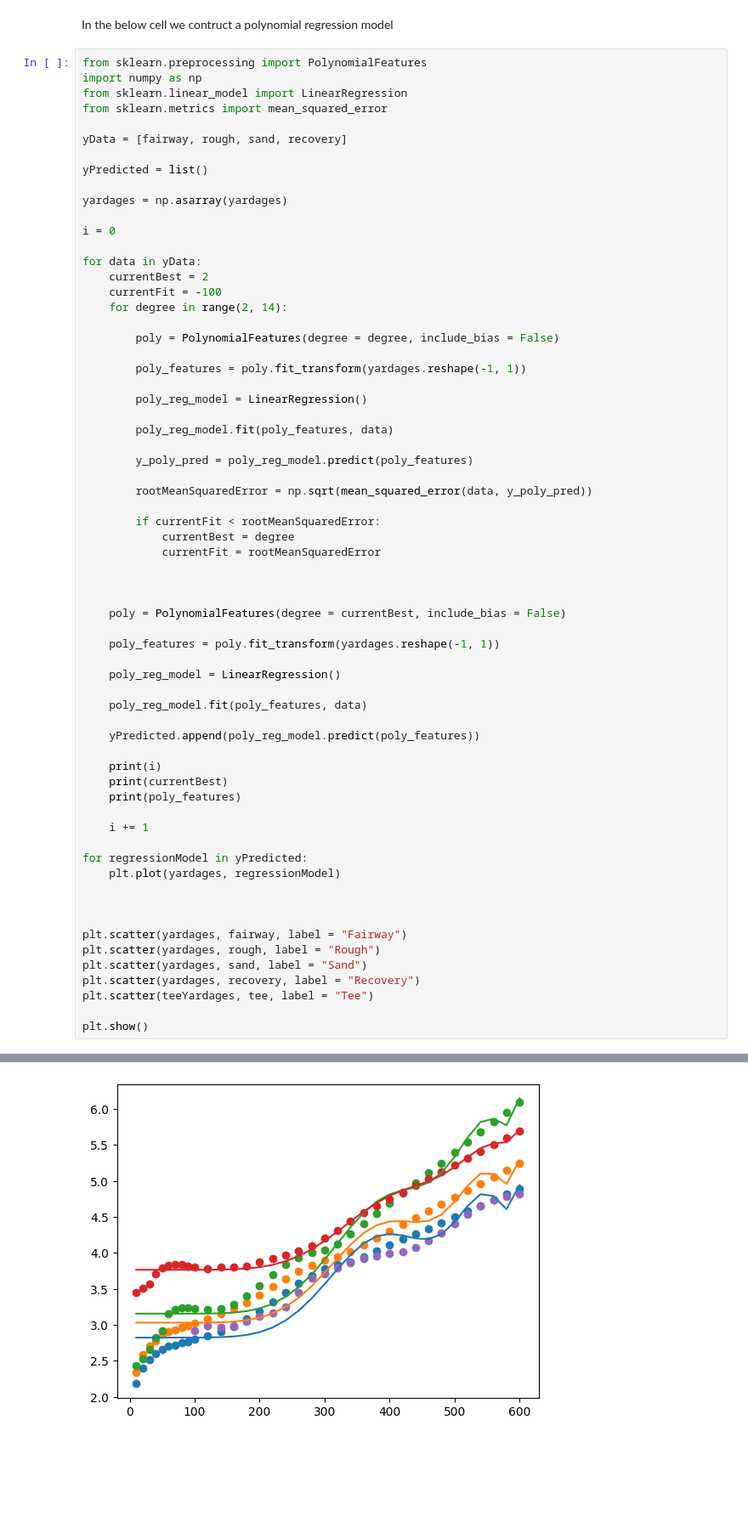
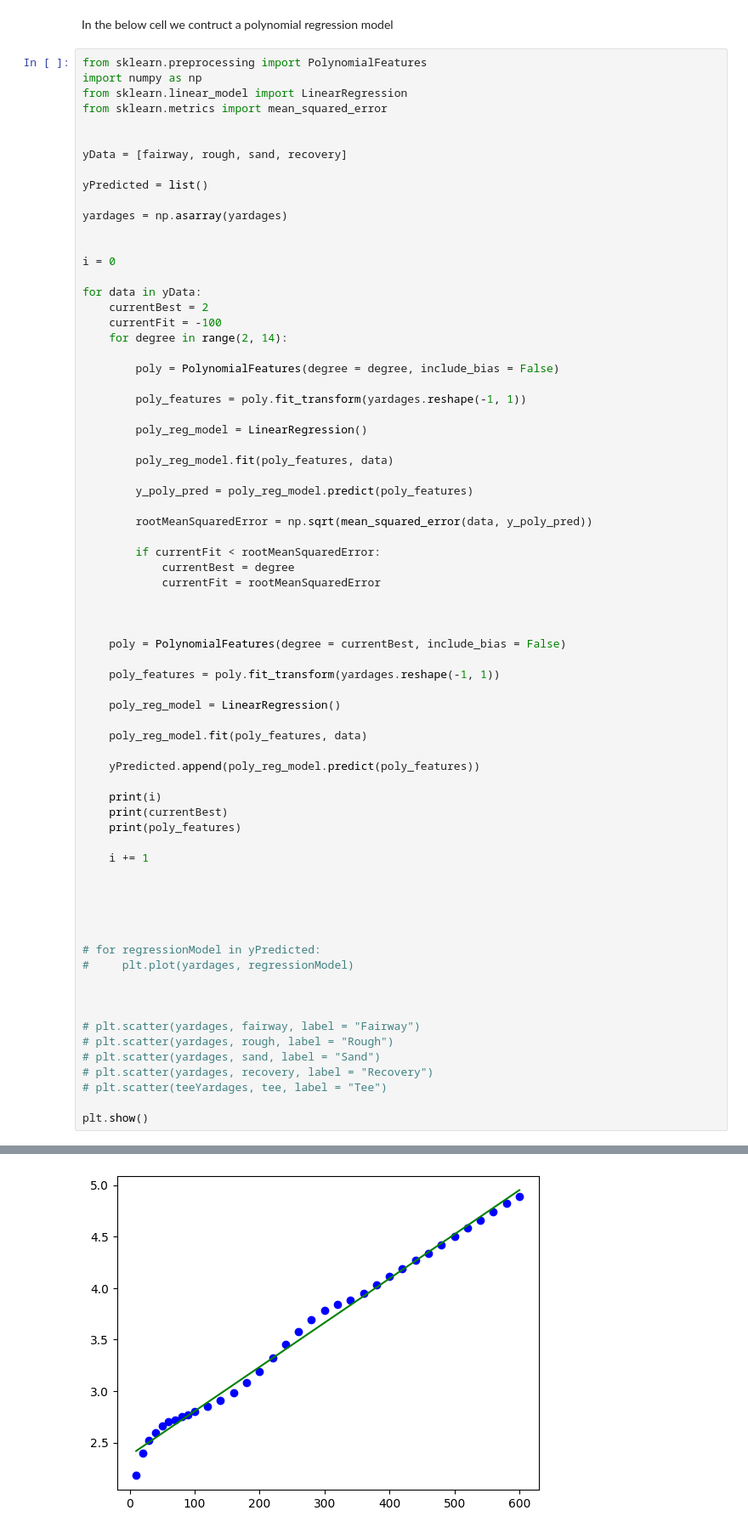
Before and after one commit to soulFood5632/GolfScorecard, a Jupyter notebook: RegressionModel/readAndPlotData.ipynb, the cells around one changed output, grey strips where cells are left out. Shown: that part at 85% size. Cells and saved outputs as stored; diff of their text form; blank space fills up the shorter version.

```diff
--- a/RegressionModel/readAndPlotData.ipynb
+++ b/RegressionModel/readAndPlotData.ipynb
@@ -111,11 +111,13 @@ import numpy as np
 from sklearn.linear_model import LinearRegression
 from sklearn.metrics import mean_squared_error
 
+
 yData = [fairway, rough, sand, recovery]
 
 yPredicted = list()
 
 yardages = np.asarray(yardages)
+
 
 i = 0
 
@@ -158,16 +160,20 @@ for data in yData:
 
     i += 1
 
-for regressionModel in yPredicted:
-    plt.plot(yardages, regressionModel)
 
 
 
-plt.scatter(yardages, fairway, label = "Fairway")
-plt.scatter(yardages, rough, label = "Rough")
-plt.scatter(yardages, sand, label = "Sand")
-plt.scatter(yardages, recovery, label = "Recovery")
-plt.scatter(teeYardages, tee, label = "Tee")
+
+# for regressionModel in yPredicted:
+#     plt.plot(yardages, regressionModel)
+
+
+
+# plt.scatter(yardages, fairway, label = "Fairway")
+# plt.scatter(yardages, rough, label = "Rough")
+# plt.scatter(yardages, sand, label = "Sand")
+# plt.scatter(yardages, recovery, label = "Recovery")
+# plt.scatter(teeYardages, tee, label = "Tee")
 
 plt.show()
 # %% [output]
@@ -191 +181 @@ plt.show()
-[figure, old version]
+[figure, new version]
```
Also changed, not shown: parts of 1 cell of this notebook.
